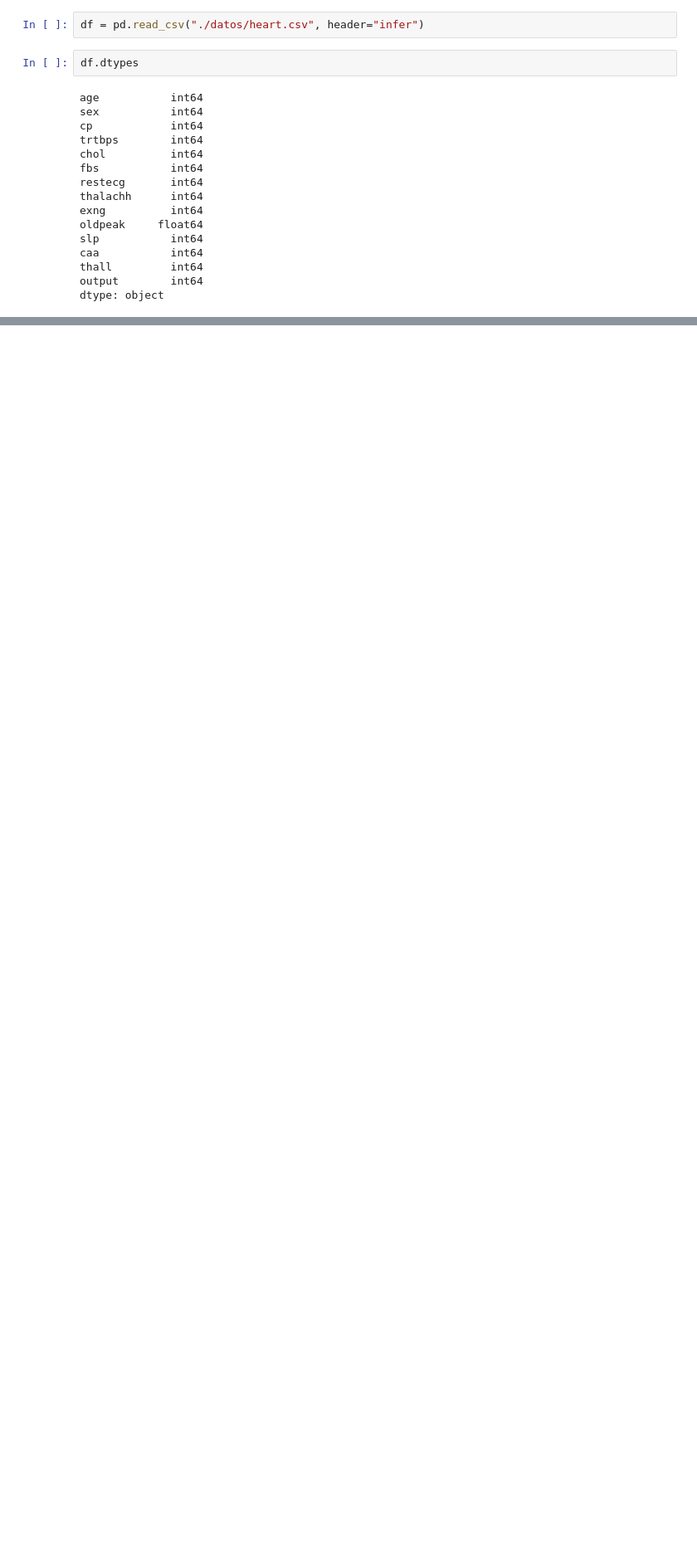
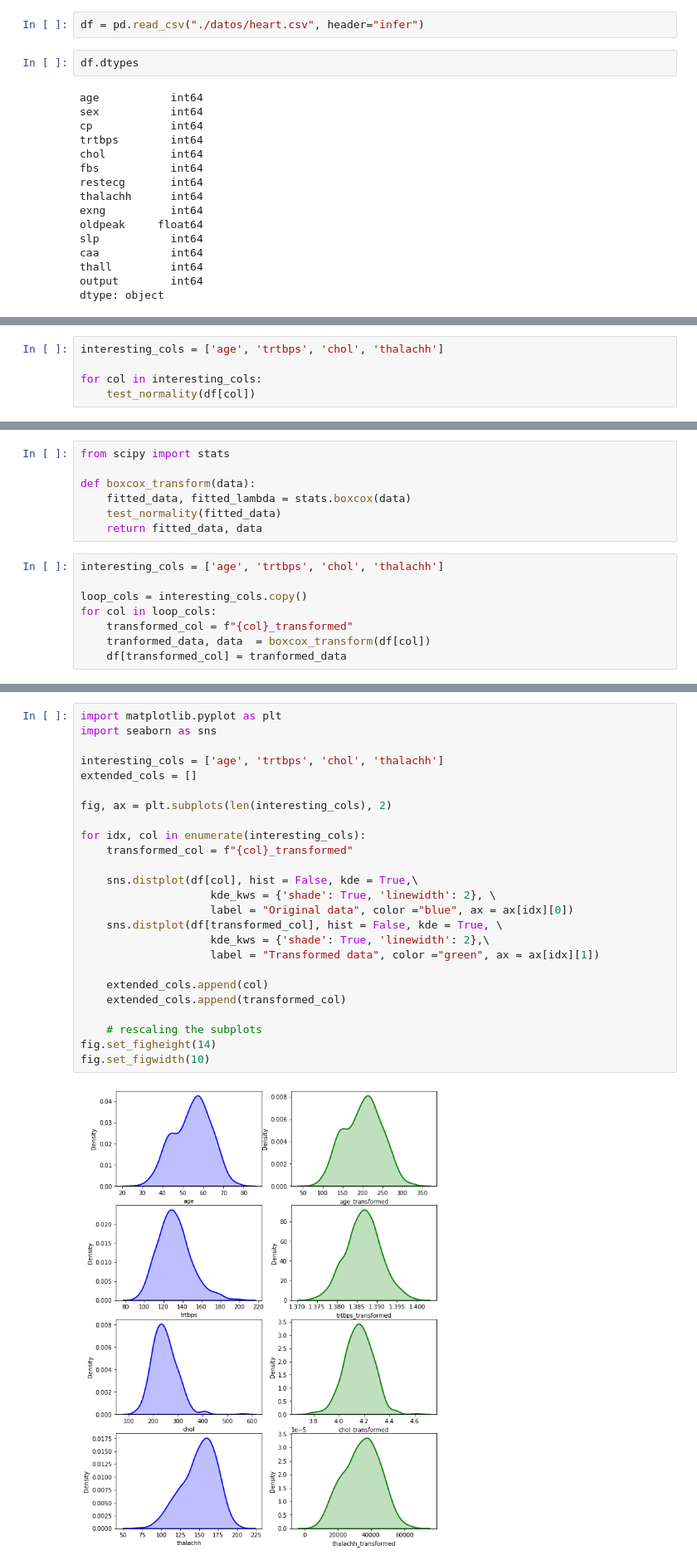
Before and after one commit to Carlos-Perez-Ha/PRA2, a Jupyter notebook: Oscar.ipynb, the cells around one changed output, grey strips where cells are left out. Shown: that part at 83% size. Cells and saved outputs as stored; diff of their text form; blank space fills up the shorter version.

```diff
--- a/Oscar.ipynb
+++ b/Oscar.ipynb
@@ -34,0 +66,5 @@ df.describe()
+# %%
+interesting_cols = ['age', 'trtbps', 'chol', 'thalachh']
+
+for col in interesting_cols:
+    test_normality(df[col])
@@ -34,0 +91,15 @@ df.describe()
+# %%
+from scipy import stats
+
+def boxcox_transform(data):
+    fitted_data, fitted_lambda = stats.boxcox(data)
+    test_normality(fitted_data)
+    return fitted_data, data
+# %%
+interesting_cols = ['age', 'trtbps', 'chol', 'thalachh']
+
+loop_cols = interesting_cols.copy()
+for col in loop_cols:
+    transformed_col = f"{col}_transformed"
+    tranformed_data, data  = boxcox_transform(df[col])
+    df[transformed_col] = tranformed_data
@@ -34,0 +122,27 @@ df.describe()
+# %%
+import matplotlib.pyplot as plt
+import seaborn as sns
+
+interesting_cols = ['age', 'trtbps', 'chol', 'thalachh']
+extended_cols = []
+
+fig, ax = plt.subplots(len(interesting_cols), 2)
+
+for idx, col in enumerate(interesting_cols):
+    transformed_col = f"{col}_transformed"
+
+    sns.distplot(df[col], hist = False, kde = True,\
+                    kde_kws = {'shade': True, 'linewidth': 2}, \
+                    label = "Original data", color ="blue", ax = ax[idx][0])
+    sns.distplot(df[transformed_col], hist = False, kde = True, \
+                    kde_kws = {'shade': True, 'linewidth': 2},\
+                    label = "Transformed data", color ="green", ax = ax[idx][1])
+
+    extended_cols.append(col)
+    extended_cols.append(transformed_col)
+
+    # rescaling the subplots
+fig.set_figheight(14)
+fig.set_figwidth(10)
+# %% [output]
+[figure, added]
```
Also changed, not shown: parts of 26 cells of this notebook.
